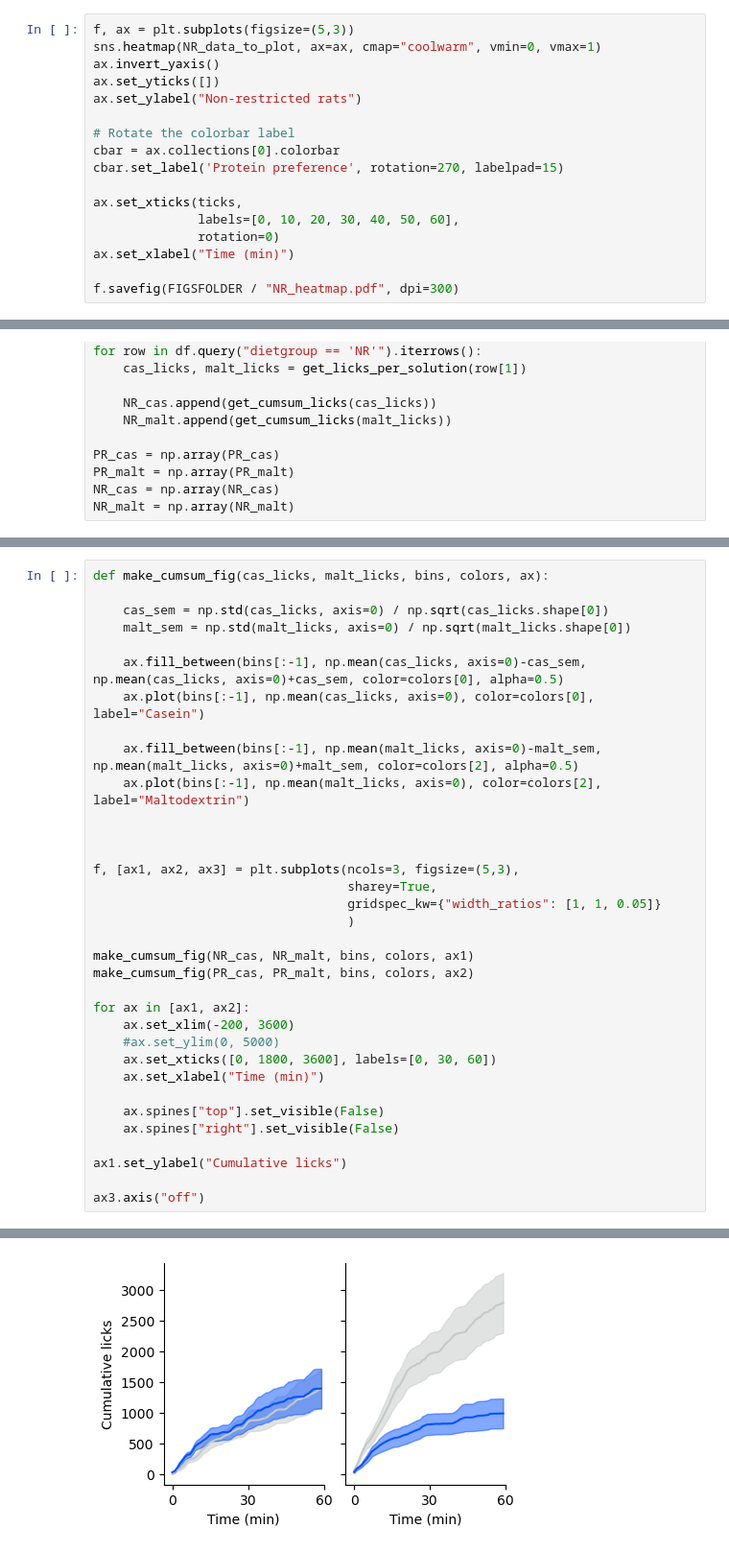
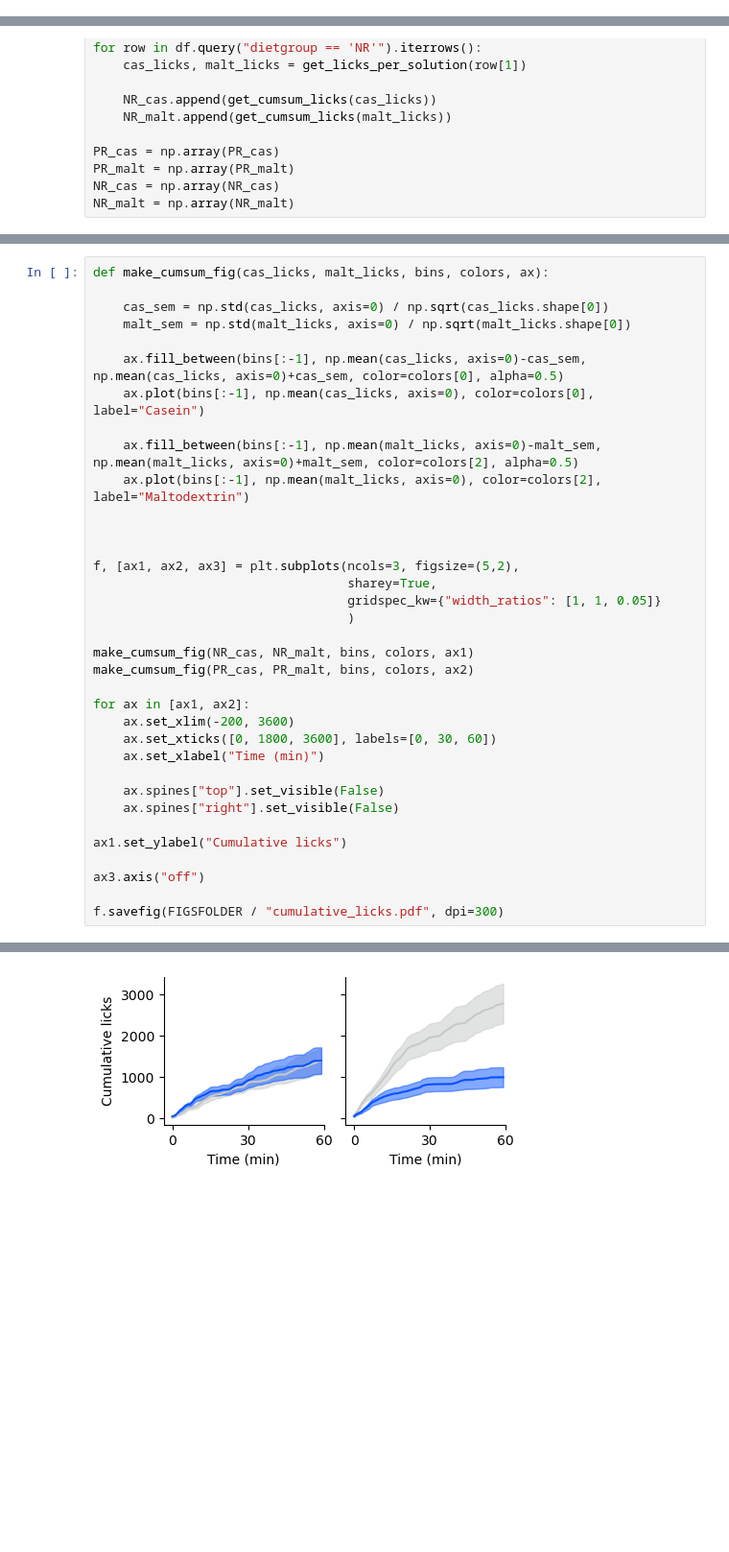
Before and after one commit to mccutcheonlab/immediate-protein-pref, a Jupyter notebook: scripts/fig1.ipynb, the cells around one changed output, grey strips where cells are left out. Shown at 96% size. Cells and saved outputs as stored; diff of their text form; blank space fills up the shorter version.

```diff
--- a/scripts/fig1.ipynb
+++ b/scripts/fig1.ipynb
@@ -219,17 +202,0 @@ make_heatmap_fig(PR_data_to_plot, ax2, cbar_ax=ax3)
-# %%
-f, ax = plt.subplots(figsize=(5,3))
-sns.heatmap(NR_data_to_plot, ax=ax, cmap="coolwarm", vmin=0, vmax=1)
-ax.invert_yaxis()
-ax.set_yticks([])
-ax.set_ylabel("Non-restricted rats")
-
-# Rotate the colorbar label
-cbar = ax.collections[0].colorbar
-cbar.set_label('Protein preference', rotation=270, labelpad=15)
-
-ax.set_xticks(ticks,
-              labels=[0, 10, 20, 30, 40, 50, 60],
-              rotation=0)
-ax.set_xlabel("Time (min)")
-
-f.savefig(FIGSFOLDER / "NR_heatmap.pdf", dpi=300)
@@ -281,7 +241,7 @@ def make_cumsum_fig(cas_licks, malt_licks, bins, colors, ax):
 
 
 
-f, [ax1, ax2, ax3] = plt.subplots(ncols=3, figsize=(5,3),
+f, [ax1, ax2, ax3] = plt.subplots(ncols=3, figsize=(5,2),
                                   sharey=True,
                                   gridspec_kw={"width_ratios": [1, 1, 0.05]}
                                   )
@@ -291,7 +251,6 @@ make_cumsum_fig(PR_cas, PR_malt, bins, colors, ax2)
 
 for ax in [ax1, ax2]:
     ax.set_xlim(-200, 3600)
-    #ax.set_ylim(0, 5000)
     ax.set_xticks([0, 1800, 3600], labels=[0, 30, 60])
     ax.set_xlabel("Time (min)")
 
@@ -301,4 +260,6 @@ for ax in [ax1, ax2]:
 ax1.set_ylabel("Cumulative licks")
 
 ax3.axis("off")
+
+f.savefig(FIGSFOLDER / "cumulative_licks.pdf", dpi=300)
 # %% [output]
@@ -306 +266 @@ ax3.axis("off")
-[figure, old version]
+[figure, new version]
```
Also changed, not shown: parts of 5 cells of this notebook, 2 other files.
